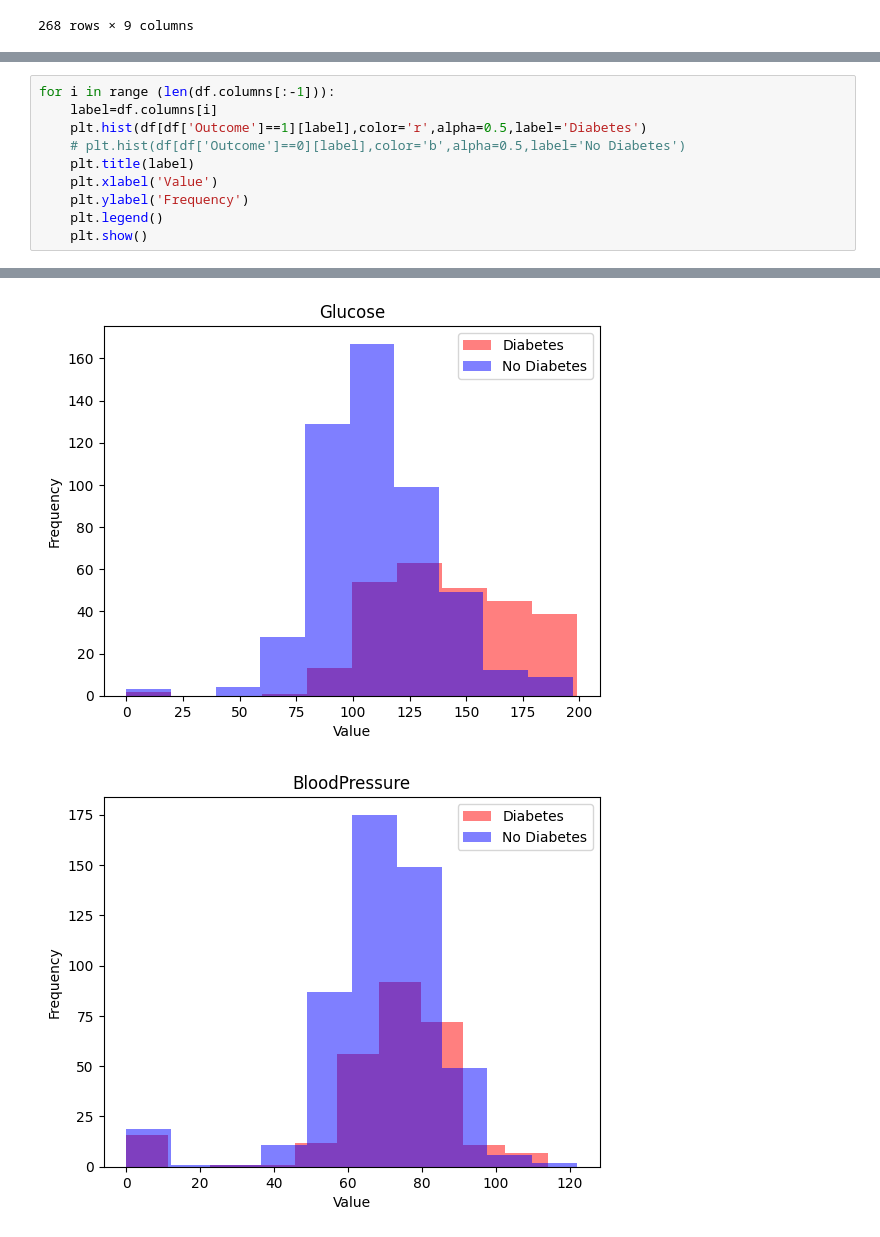
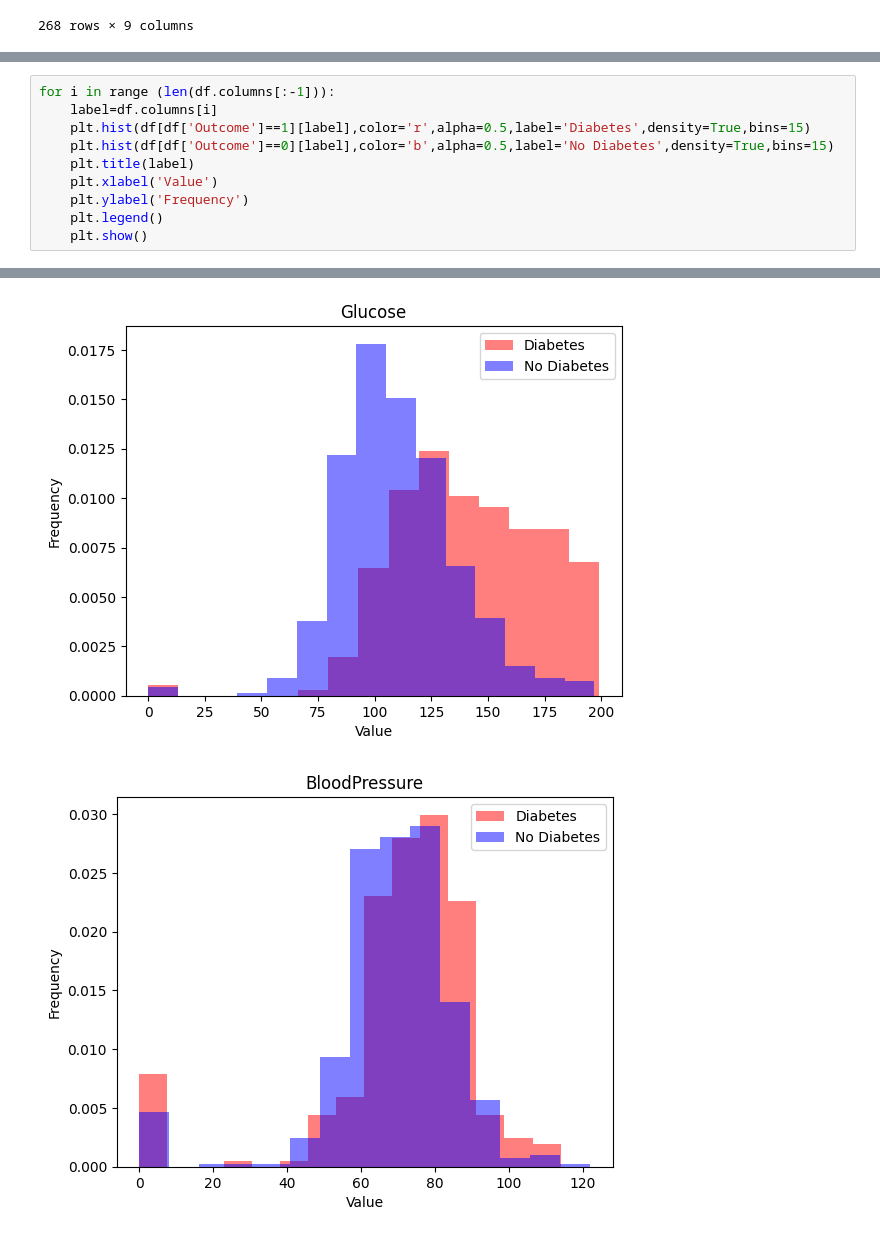
Before and after one commit to Arnab0089/Diabetes_prediction_using_NN, a Jupyter notebook: ml.ipynb, the cells around one changed output, grey strips where cells are left out. Drawn from its saved outputs; the diff is of its cells as text.

Commit message:
Implement diabetes prediction model enhancements

```diff
--- a/ml.ipynb
+++ b/ml.ipynb
@@ -76,8 +76,8 @@ df[df['Outcome']==1].shape[0]
 # %%
 for i in range (len(df.columns[:-1])):
     label=df.columns[i]
-    plt.hist(df[df['Outcome']==1][label],color='r',alpha=0.5,label='Diabetes')
-    # plt.hist(df[df['Outcome']==0][label],color='b',alpha=0.5,label='No Diabetes')
+    plt.hist(df[df['Outcome']==1][label],color='r',alpha=0.5,label='Diabetes',density=True,bins=15)
+    plt.hist(df[df['Outcome']==0][label],color='b',alpha=0.5,label='No Diabetes',density=True,bins=15)
     plt.title(label)
     plt.xlabel('Value')
     plt.ylabel('Frequency')
@@ -88,2 +88,2 @@ for i in range (len(df.columns[:-1])):
-[figure, old version]
+[figure, new version]
-[figure, old version]
+[figure, new version]
```
Also changed, not shown: parts of 29 cells of this notebook.
